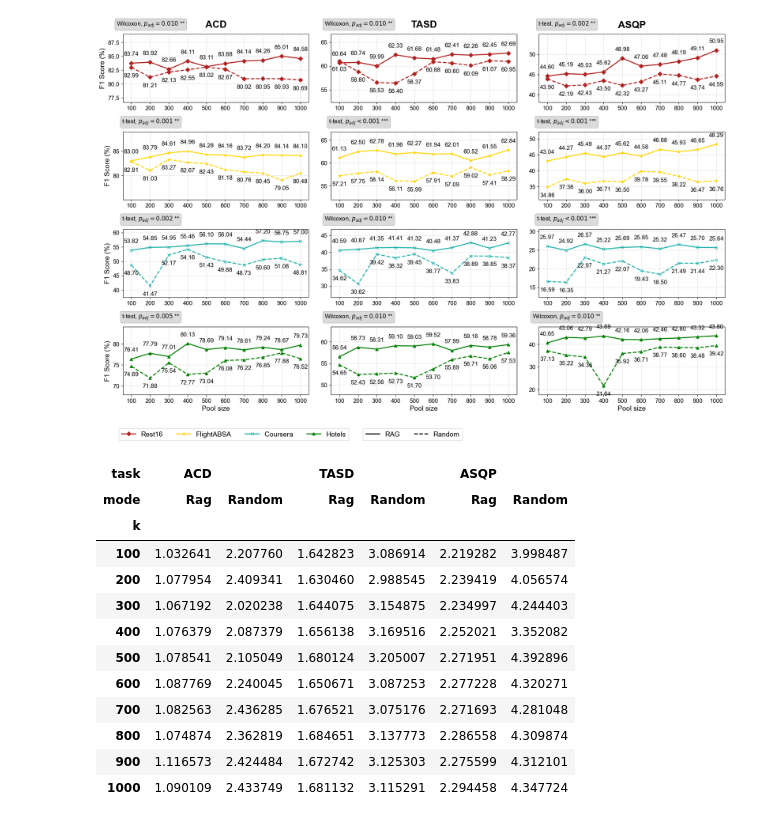
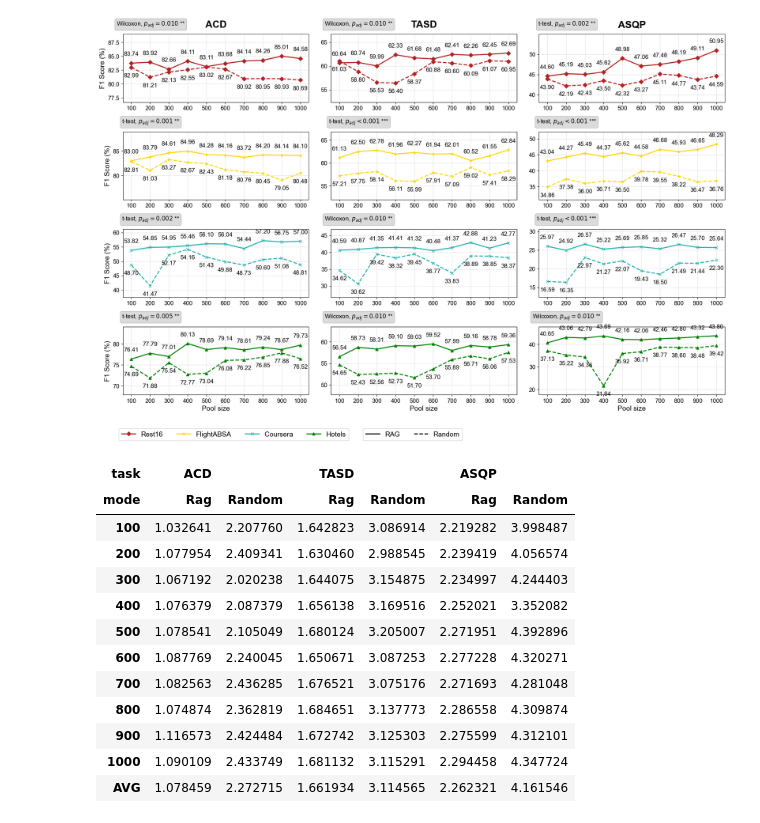
Before and after one commit to NilsHellwig/ABSA-annotation-tool, a Jupyter notebook: evaluation/report.ipynb, the cells around one changed output. Saved outputs shown, nothing was run; the diff lists cells and outputs as text; code cells hidden in the pictures.

Commit message:
Refactor evaluation report: Update execution counts, remove unnecessary rows, and add average calculations for performance metrics

```diff
--- a/evaluation/report.ipynb
+++ b/evaluation/report.ipynb
@@ -393,34 +393,40 @@ modes = ["random", "rag"]
 k_values = [0.1, 0.2, 0.3, 0.4, 0.5, 0.6, 0.7, 0.8, 0.9, 1.0]
 
 for mode in modes:
     for task in tasks:
         for k in k_values:
             for dataset in datasets:
                 key = f"{dataset}_{task}_{mode}_{k}"
                 if key in times_all and not np.isnan(times_all[key]):
                     data.append({"task": task.upper(), "k": int(k * 1000), "dataset": dataset.capitalize(), "mode": mode.capitalize(), "time": times_all[key]})
 
 # Create DataFrame
 df_times = pd.DataFrame(data)
 
 # Calculate average time per task, k, and mode over all datasets
 df_avg = df_times.groupby(['task', 'k', 'mode'])['time'].mean().reset_index()
 
 # Pivot the DataFrame
 df_pivot = df_avg.pivot(index='k', columns=['task', 'mode'], values='time')
 
 # Sort columns
 df_pivot = df_pivot.sort_index(axis=1)
 
 # display ACD, TASD and then ASQP for better readability
 df_pivot = df_pivot.reindex(columns=['ACD', 'TASD', 'ASQP'], level=0)
 
+# Calculate average prediction duration across all k values for each task-mode combination
+avg_row = df_pivot.mean(axis=0).to_frame().T
+avg_row.index = ['AVG']
+
+# Append the average row to the pivot table
+df_pivot = pd.concat([df_pivot, avg_row])
+
 # Display the pivoted DataFrame
 df_pivot
 # %% [output]
 | task | ACD |  | TASD |  | ASQP |  |
 | mode | Rag | Random | Rag | Random | Rag | Random |
-| k |  |  |  |  |  |  |
 | 100 | 1.032641 | 2.207760 | 1.642823 | 3.086914 | 2.219282 | 3.998487 |
 | 200 | 1.077954 | 2.409341 | 1.630460 | 2.988545 | 2.239419 | 4.056574 |
 | 300 | 1.067192 | 2.020238 | 1.644075 | 3.154875 | 2.234997 | 4.244403 |
@@ -431,6 +437,7 @@ df_pivot
 | 800 | 1.074874 | 2.362819 | 1.684651 | 3.137773 | 2.286558 | 4.309874 |
 | 900 | 1.116573 | 2.424484 | 1.672742 | 3.125303 | 2.275599 | 4.312101 |
 | 1000 | 1.090109 | 2.433749 | 1.681132 | 3.115291 | 2.294458 | 4.347724 |
+| AVG | 1.078459 | 2.272715 | 1.661934 | 3.114565 | 2.262321 | 4.161546 |
 # %%
 with open('performance_latex/muster_time.txt', 'r') as f:
     content = f.read()
```
Also changed, not shown: 41 other files.
